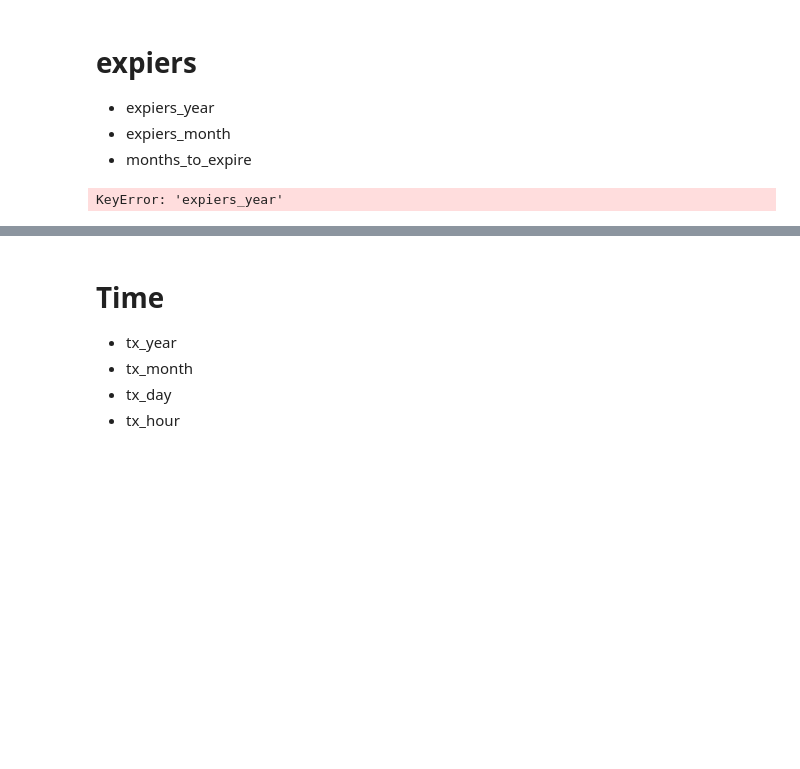
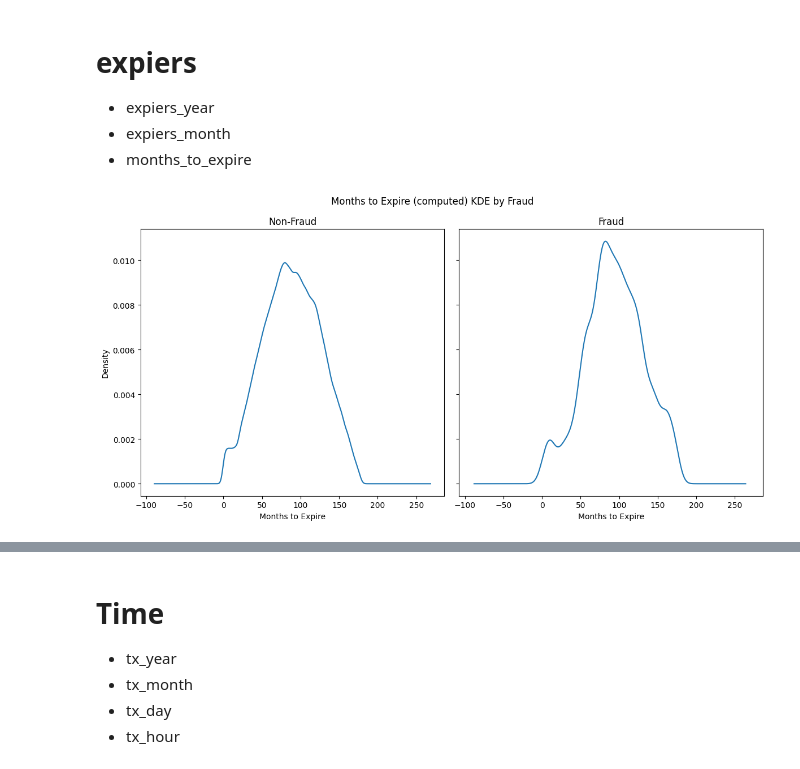
Before and after one commit to BDAIFin/knk, a Jupyter notebook: notebooks/EDA.ipynb, the cells around one changed output, grey strips where cells are left out. Cells and saved outputs as stored; diff of their text form; code cells hidden in the pictures; blank space fills up the shorter version.

```diff
--- a/notebooks/EDA.ipynb
+++ b/notebooks/EDA.ipynb
@@ -741,31 +1089,27 @@ plt.show()
 # %%
 df2 = df.copy()
 
-# 거래 시점 기준 총 개월
 tx_total_month = df2["tx_year"] * 12 + df2["tx_month"]
-expire_total_month = df2["expiers_year"] * 12 + df2["expiers_month"]
+expire_total_month = df2["expires_year"] * 12 + df2["expires_month"]
+df2["months_to_expire_calc"] = expire_total_month - tx_total_month
 
-df2["months_to_expire"] = expire_total_month - tx_total_month
-
-
-df2 = df2.dropna(subset=["months_to_expire", "fraud"])
+df2 = df2.dropna(subset=["months_to_expire_calc", "fraud"])
 
 df_nf = df2[df2["fraud"] == 0]
 df_f  = df2[df2["fraud"] == 1]
 
 fig, (ax1, ax2) = plt.subplots(1, 2, figsize=(12, 6), sharex=True, sharey=True)
 
-df_nf["months_to_expire"].plot.kde(ax=ax1)
+df_nf["months_to_expire_calc"].plot.kde(ax=ax1)
 ax1.set_title("Non-Fraud")
 ax1.set_xlabel("Months to Expire")
-ax1.set_ylabel("Density")
 
-df_f["months_to_expire"].plot.kde(ax=ax2)
+df_f["months_to_expire_calc"].plot.kde(ax=ax2)
 ax2.set_title("Fraud")
 ax2.set_xlabel("Months to Expire")
 
-plt.suptitle("Months to Expire Distribution by Fraud")
+plt.suptitle("Months to Expire (computed) KDE by Fraud")
 plt.tight_layout()
 plt.show()
 # %% [output]
-KeyError: 'expiers_year'
+[figure, added]
```
Also changed, not shown: parts of 76 cells of this notebook.
